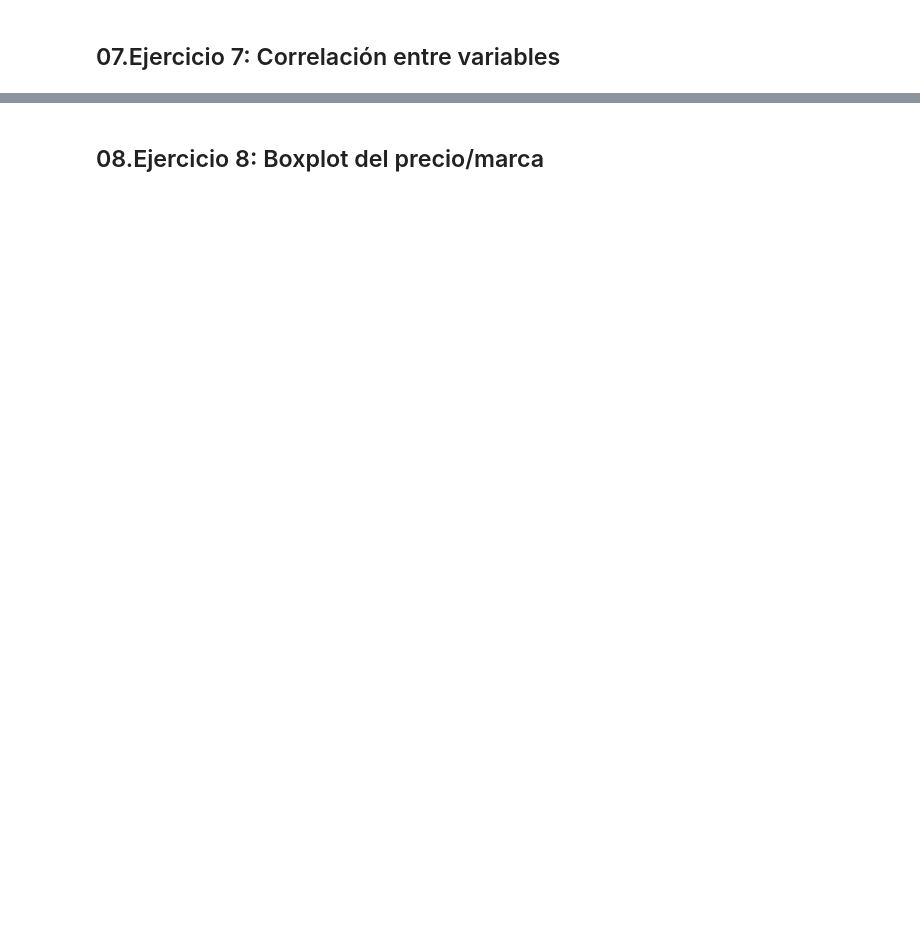
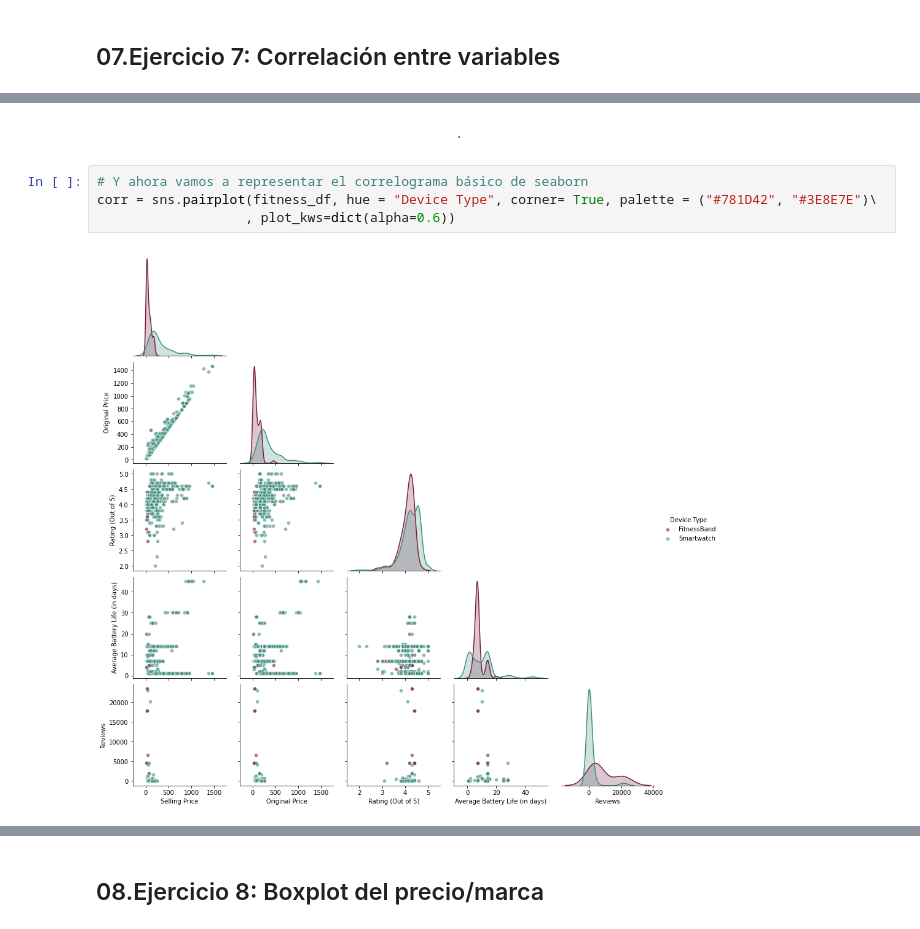
Before and after one commit to AlvaroSimonMerino/TrainingPython, a Jupyter notebook: 01_Python/01_PracticaPython/02_Codigo/PracticaPython_POCD.ipynb, the cells around one changed output, grey strips where cells are left out. Saved outputs shown, nothing was run; the diff lists cells and outputs as text; blank space fills up the shorter version.

```diff
--- a/01_Python/01_PracticaPython/02_Codigo/PracticaPython_POCD.ipynb
+++ b/01_Python/01_PracticaPython/02_Codigo/PracticaPython_POCD.ipynb
@@ -807,0 +857,8 @@ br_df.sum("Selling Price").sort_values("Selling Price", ascending = False)
+# %% [markdown]
+                                                .
+# %%
+# Y ahora vamos a representar el correlograma básico de seaborn
+corr = sns.pairplot(fitness_df, hue = "Device Type", corner= True, palette = ("#781D42", "#3E8E7E")\
+                   , plot_kws=dict(alpha=0.6))
+# %% [output]
+[figure, added]
```
Also changed, not shown: parts of 115 cells of this notebook.
